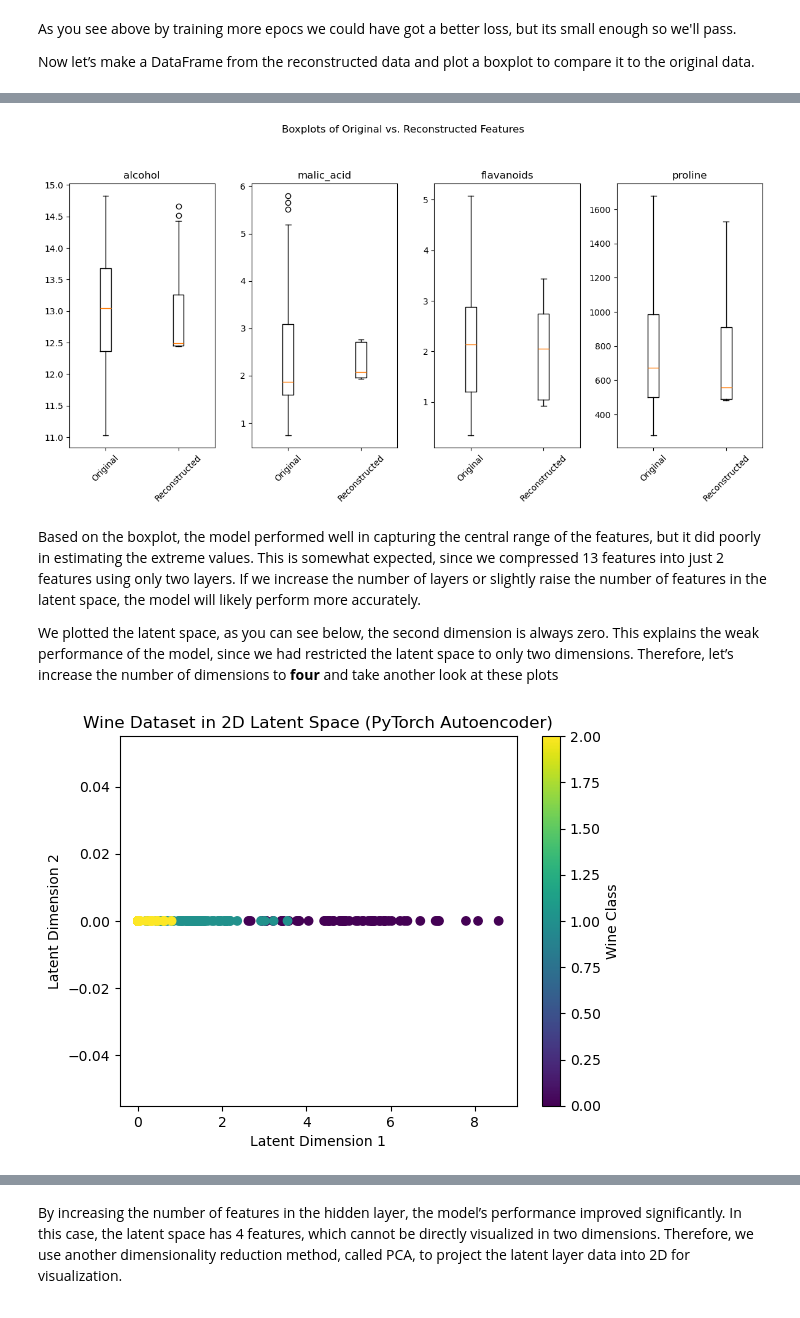
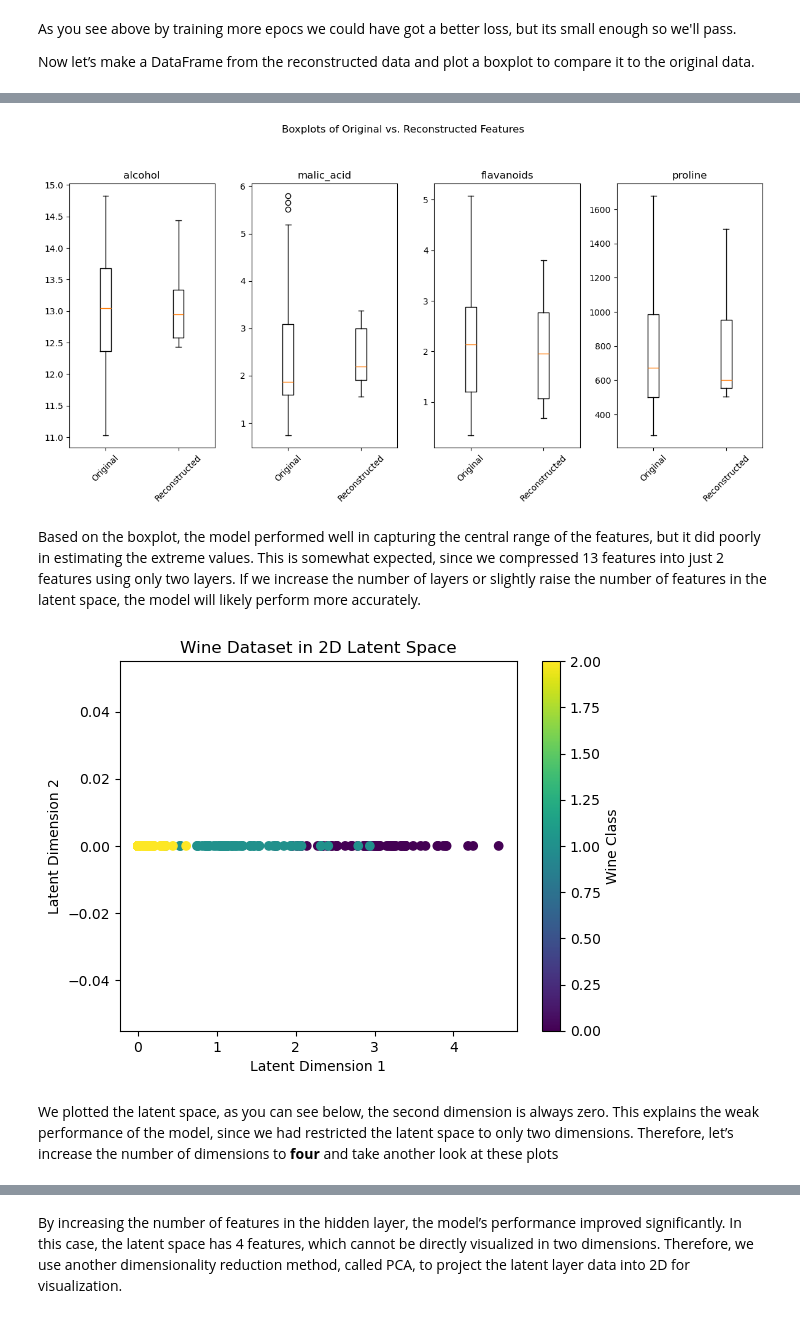
Before and after one commit to iammazyar/vae_tutorial, a Jupyter notebook: VAE_implementation.ipynb, the cells around one changed output, grey strips where cells are left out. Cells and saved outputs as stored; diff of their text form; code cells hidden in the pictures.

```diff
--- a/VAE_implementation.ipynb
+++ b/VAE_implementation.ipynb
@@ -165,3 +200,11 @@ torch.Tensor
+# %%
+# Convert to PyTorch tensors and create DataLoaders
+X_train_tensor = torch.tensor(X_train, dtype=torch.float32)
+X_test_tensor = torch.tensor(X_test, dtype=torch.float32)
+train_dataset = TensorDataset(X_train_tensor, X_train_tensor)
+test_dataset = TensorDataset(X_test_tensor, X_test_tensor)
+train_dataloader = DataLoader(train_dataset, batch_size=batch_size, shuffle=True, drop_last=True)
+test_dataloader = DataLoader(test_dataset, batch_size=batch_size,shuffle=False, drop_last=False)
 # %% [markdown]
 ## Create and Train the model
 To keep things simple, in this example we use two layers to encode the data. First, the input is turned into a hidden layer, and then that hidden layer is turned into the latent space.Also the decoder just does the opposite of the encoder.
@@ -209,7 +252,7 @@ class Autoencoder(L.LightningModule):
         ## consists of passing it the weights and biases we want
         ## to optimize, which are all in self.parameters(),
         ## and setting the learning rate
-        return Adam(self.parameters(), lr=self.learning_rate)
+        return torch.optim.Adam(self.parameters(), lr=self.learning_rate)
 
     def training_step(self, batch, batch_idx):
         ## The first thing we do is split 'batch'
@@ -242,8 +285,3 @@ class Autoencoder(L.LightningModule):
 # %%
 # Initialize model
 model = Autoencoder(input_dim=X.shape[1], hidden_dim=8, latent_dim=2, learning_rate=0.01)
-# %%
-# put our training data into a DataLoader
-train_dataset = TensorDataset(X_tensor, X_tensor)
-train_dataloader = DataLoader(train_dataset, batch_size = 32, num_workers=7, drop_last=True)
-len(train_dataloader)
@@ -297,10 +332,10 @@ Now let’s make a DataFrame from the reconstructed data and plot a boxplot to c
 model.eval()
 with torch.no_grad():
     X_recons, X_latent = model(X_tensor)
-X_recons = X_recons.numpy()  # Reconstructed data (13 dimensions)
-X_latent = X_latent.numpy()  # Latent representations (2 dimensions)
+    X_recons = X_recons.numpy()  # Reconstructed data (13 dimensions)
+    X_latent = X_latent.numpy()  # Latent representations (2 dimensions)
 
-# Inverse transform to original scale for comparison
-X_reconstructed = scaler.inverse_transform(X_recons)
-X_reconstructed_df = pd.DataFrame(data=X_reconstructed, columns=feature_names)
+    # Inverse transform to original scale for comparison
+    X_reconstructed = scaler.inverse_transform(X_recons)
+    df_recons = pd.DataFrame(data=X_reconstructed, columns=feature_names)
 # %%
@@ -331,28 +366,28 @@ plt.figure(figsize=(12, 6))
 for i, idx in enumerate(selected_features):
     plt.subplot(1, len(selected_features), i + 1)
     feature = feature_names[idx]
-    plt.boxplot([X_df[feature], X_reconstructed_df[feature]], labels=['Original', 'Reconstructed'])
+    plt.boxplot([df[feature], df_recons[feature]], labels=['Original', 'Reconstructed'])
     plt.title(feature_names[idx])
     plt.xticks(rotation=45)
 plt.suptitle('Boxplots of Original vs. Reconstructed Features', y=1.05)
 plt.tight_layout()
 plt.show()
 # %% [output]
-[figure, old version]
+[figure, new version]
 # %% [markdown]
 Based on the boxplot, the model performed well in capturing the central range of the features, but it did poorly in estimating the extreme values. This is somewhat expected, since we compressed 13 features into just 2 features using only two layers. If we increase the number of layers or slightly raise the number of features in the latent space, the model will likely perform more accurately.
-
-We plotted the latent space, as you can see below, the second dimension is always zero. This explains the weak performance of the model, since we had restricted the latent space to only two dimensions. Therefore, let’s increase the number of dimensions to **four** and take another look at these plots
 # %%
 # Visualize the latent data
 plt.scatter(X_latent[:, 0], X_latent[:, 1], c=y, cmap='viridis')
-plt.title('Wine Dataset in 2D Latent Space (PyTorch Autoencoder)')
+plt.title('Wine Dataset in 2D Latent Space')
 plt.xlabel('Latent Dimension 1')
 plt.ylabel('Latent Dimension 2')
 plt.colorbar(label='Wine Class')
 plt.show()
 # %% [output]
-[figure, old version]
+[figure, new version]
+# %% [markdown]
+We plotted the latent space, as you can see below, the second dimension is always zero. This explains the weak performance of the model, since we had restricted the latent space to only two dimensions. Therefore, let’s increase the number of dimensions to **four** and take another look at these plots
 # %%
 # Initialize the model for the second time
 model2 = Autoencoder(input_dim=X.shape[1], hidden_dim=8, latent_dim=4, learning_rate=0.01)
```
Also changed, not shown: parts of 100 cells of this notebook.
